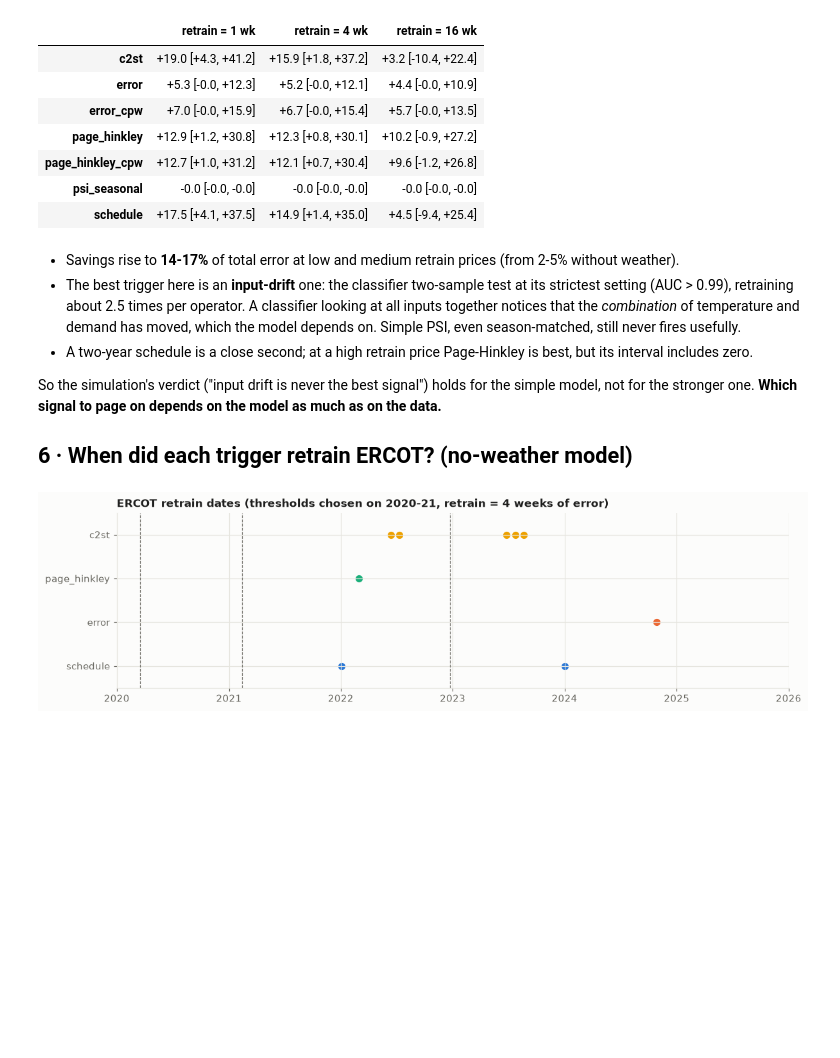
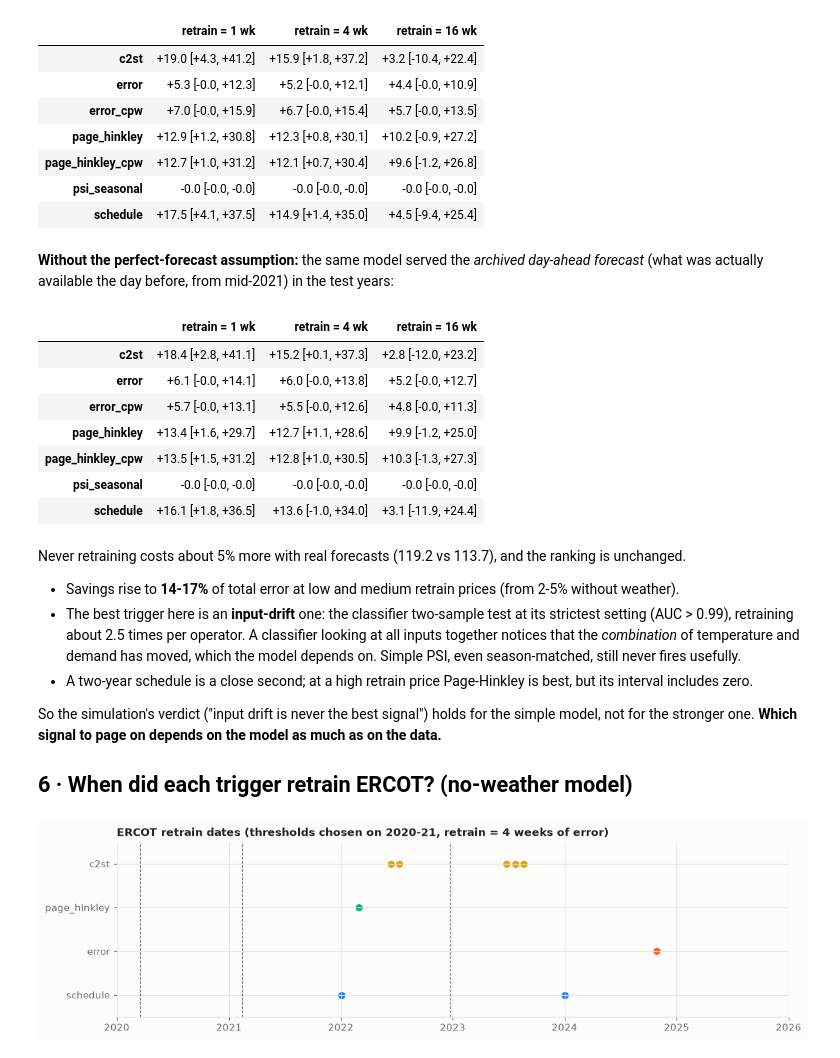
Before and after one commit to godot107/retrain-trigger, a Jupyter notebook: notebooks/03_grid_load.ipynb, the cells around one changed output. Cells and saved outputs as stored; diff of their text form; code cells hidden in the pictures; blank space fills up the shorter version.

```diff
--- a/notebooks/03_grid_load.ipynb
+++ b/notebooks/03_grid_load.ipynb
@@ -274,7 +274,25 @@ never retrain, total test cost: 113.7
 | page_hinkley_cpw | +12.7 [+1.0, +31.2] | +12.1 [+0.7, +30.4] | +9.6 [-1.2, +26.8] |
 | psi_seasonal | -0.0 [-0.0, -0.0] | -0.0 [-0.0, -0.0] | -0.0 [-0.0, -0.0] |
 | schedule | +17.5 [+4.1, +37.5] | +14.9 [+1.4, +35.0] | +4.5 [-9.4, +25.4] |
+# %% [markdown]
+**Without the perfect-forecast assumption:** the same model served the *archived day-ahead forecast*
+(what was actually available the day before, from mid-2021) in the test years:
+# %%
+fsv = json.load(open('results/real_vs_never_weather_forecast.json'))
+pd.DataFrame({f'retrain = {k} wk': {trig: f"{v['saving_vs_never']:+.1f}  [{v['ci95'][0]:+.1f}, {v['ci95'][1]:+.1f}]"
+                                     for trig, v in res.items()} for k, res in fsv.items()})
+# %% [output]
+|  | retrain = 1 wk | retrain = 4 wk | retrain = 16 wk |
+| c2st | +18.4 [+2.8, +41.1] | +15.2 [+0.1, +37.3] | +2.8 [-12.0, +23.2] |
+| error | +6.1 [-0.0, +14.1] | +6.0 [-0.0, +13.8] | +5.2 [-0.0, +12.7] |
+| error_cpw | +5.7 [-0.0, +13.1] | +5.5 [-0.0, +12.6] | +4.8 [-0.0, +11.3] |
+| page_hinkley | +13.4 [+1.6, +29.7] | +12.7 [+1.1, +28.6] | +9.9 [-1.2, +25.0] |
+| page_hinkley_cpw | +13.5 [+1.5, +31.2] | +12.8 [+1.0, +30.5] | +10.3 [-1.3, +27.3] |
+| psi_seasonal | -0.0 [-0.0, -0.0] | -0.0 [-0.0, -0.0] | -0.0 [-0.0, -0.0] |
+| schedule | +16.1 [+1.8, +36.5] | +13.6 [-1.0, +34.0] | +3.1 [-11.9, +24.4] |
 # %% [markdown]
+Never retraining costs about 5% more with real forecasts (119.2 vs 113.7), and the ranking is unchanged.
+
 - Savings rise to **14-17%** of total error at low and medium retrain prices (from 2-5% without weather).
 - The best trigger here is an **input-drift** one: the classifier two-sample test at its strictest setting
   (AUC > 0.99), retraining about 2.5 times per operator. A classifier looking at all inputs together
```
Also changed, not shown: 29 other files.
